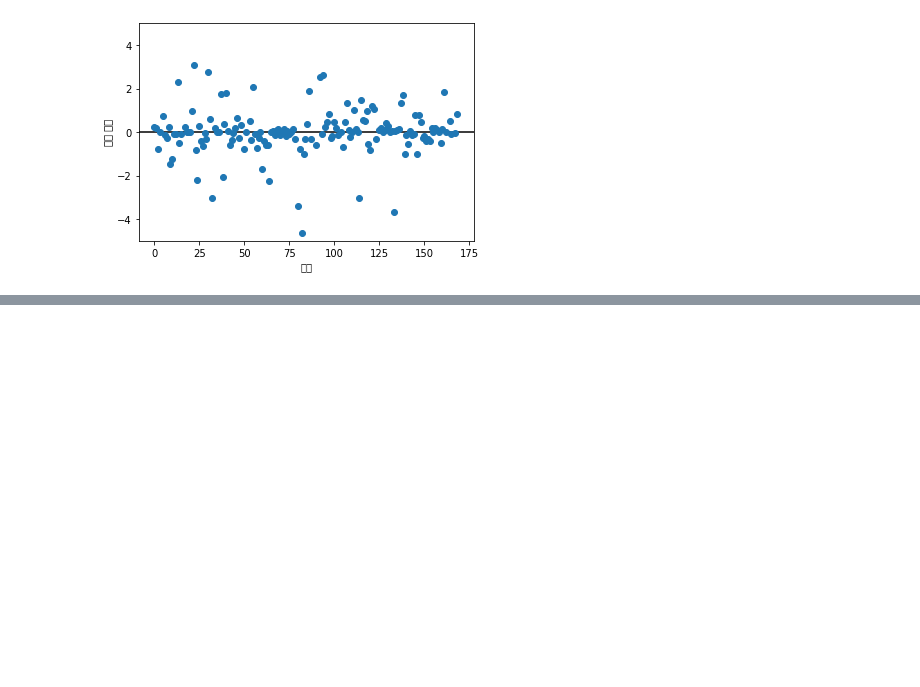
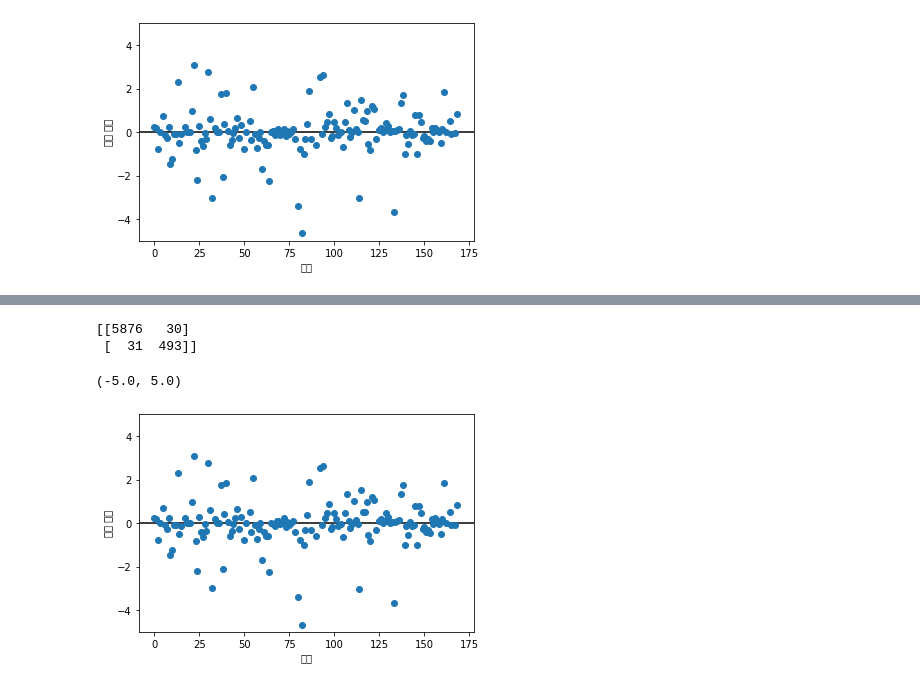
Before and after one commit to comet08/Asteroid_ML_project, a Jupyter notebook: Pha.ipynb, the cells around one changed output, grey strips where cells are left out. Drawn from its saved outputs; the diff is of its cells as text; code cells hidden in the pictures; blank space fills up the shorter version.

Commit message:
modif pipeline code

```diff
--- a/Pha.ipynb
+++ b/Pha.ipynb
@@ -880,0 +956,22 @@ plt.ylim(-5,5)
+# %%
+# 매개변수 그리드 적용
+#pipe = make_pipeline(
+#   PolynomialFeatures(include_bias=False),
+#   SelectFromModel(LogisticRegression(),
+#   StandardScaler(),
+#    LogisticRegression(max_iter=3000)
+#)
+
+pipeline = Pipeline([
+    ('preprocessing', PolynomialFeatures(include_bias=False)),
+    ('feature_selection', SelectFromModel(LogisticRegression(max_iter=5000))),
+    ('scaling', StandardScaler()),
+    ('estimator', LogisticRegression(max_iter=5000))
+     ])
+
+param_grid_lr = {
+               'estimator__C' : [0.001, 0.01, 0.1, 1, 10, 100]
+                }
+
+grid_search_lr = GridSearchCV(pipeline, param_grid = param_grid_lr, cv=5)
+grid_search_lr
@@ -880,0 +996,2 @@ plt.ylim(-5,5)
+# %%
+grid_search_lr.fit(X_train_ori, y_train)
@@ -880,0 +1057,18 @@ plt.ylim(-5,5)
+# %%
+print(confusion_matrix(y_test, grid_search_lr.predict(X_test_ori)))
+#
+
+plt.plot(grid_search_lr.best_estimator_.named_steps['estimator'].coef_.T, 'o')
+
+plt.xlabel("특성")
+plt.ylabel("계수 크기")
+
+xlimes = plt.xlim()
+plt.hlines(0,xlimes[0], xlimes[1])
+plt.xlim(xlimes)
+plt.ylim(-5,5)
+# %% [output]
+[[5876   30]
+ [  31  493]]
+(-5.0, 5.0)
+[figure, added]
```
Also changed, not shown: parts of 27 cells of this notebook.
